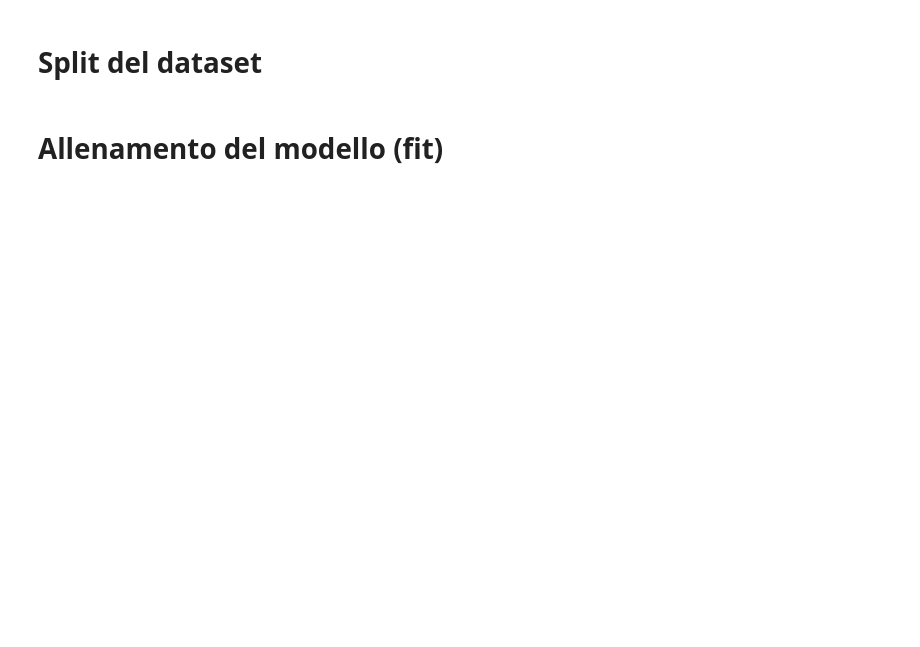
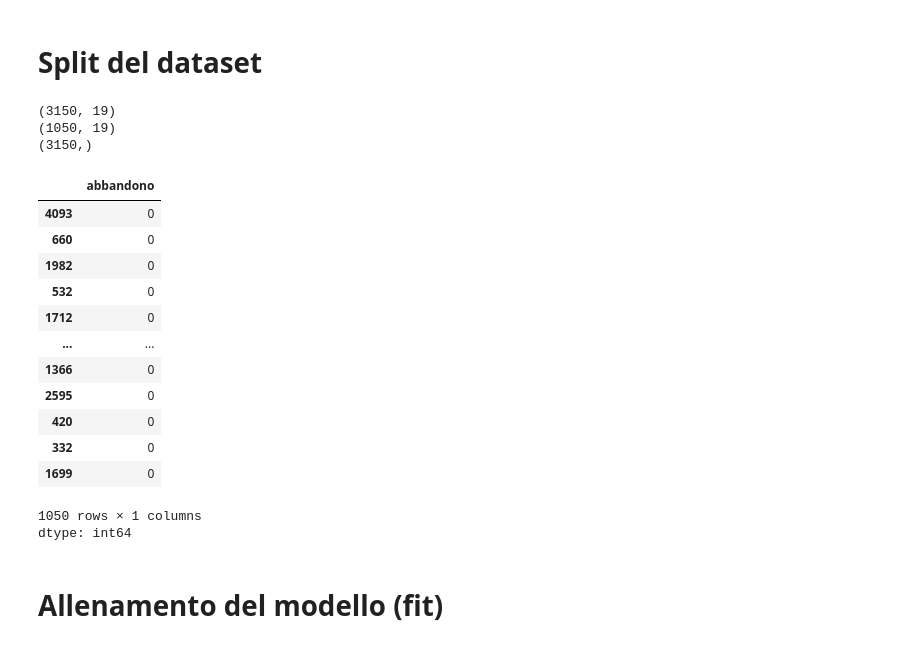
Before and after one commit to antonio-corsi/Corso-Python-per-Unicredit---ediz.-1-giugno-2026-, a Jupyter notebook: BC_ML_predittivo_LLM.ipynb, the cells around one changed output. Saved outputs shown, nothing was run; the diff lists cells and outputs as text; code cells hidden in the pictures; blank space fills up the shorter version.

```diff
--- a/ML_predittivo_LLM.ipynb
+++ b/BC_ML_predittivo_LLM.ipynb
@@ -543,9 +602,34 @@ y = df["abbandono"]
 # %% [markdown]
 # Split del dataset
 # %%
+# 0.25 come % di test è un valore tipico
+# random_state: per riproduzione su ogni PC / esecuzione
+# stratify = Yes crea subset (train e test) con la stessa proporzioni di abbandoni
 X_train, X_test, y_train, y_test = train_test_split(
     X, y, test_size=0.25, stratify=y, random_state=7
 )
+print(X_train.shape)
+print(X_test.shape)
+print(y_train.shape)
+y_test
+# %% [output]
+(3150, 19)
+(1050, 19)
+(3150,)
+|  | abbandono |
+| 4093 | 0 |
+| 660 | 0 |
+| 1982 | 0 |
+| 532 | 0 |
+| 1712 | 0 |
+| ... | ... |
+| 1366 | 0 |
+| 2595 | 0 |
+| 420 | 0 |
+| 332 | 0 |
+| 1699 | 0 |
+1050 rows × 1 columns
+dtype: int64
 # %% [markdown]
 # Allenamento del modello (fit)
 # %%
```
Also changed, not shown: parts of 51 cells of this notebook, 2 other files.
